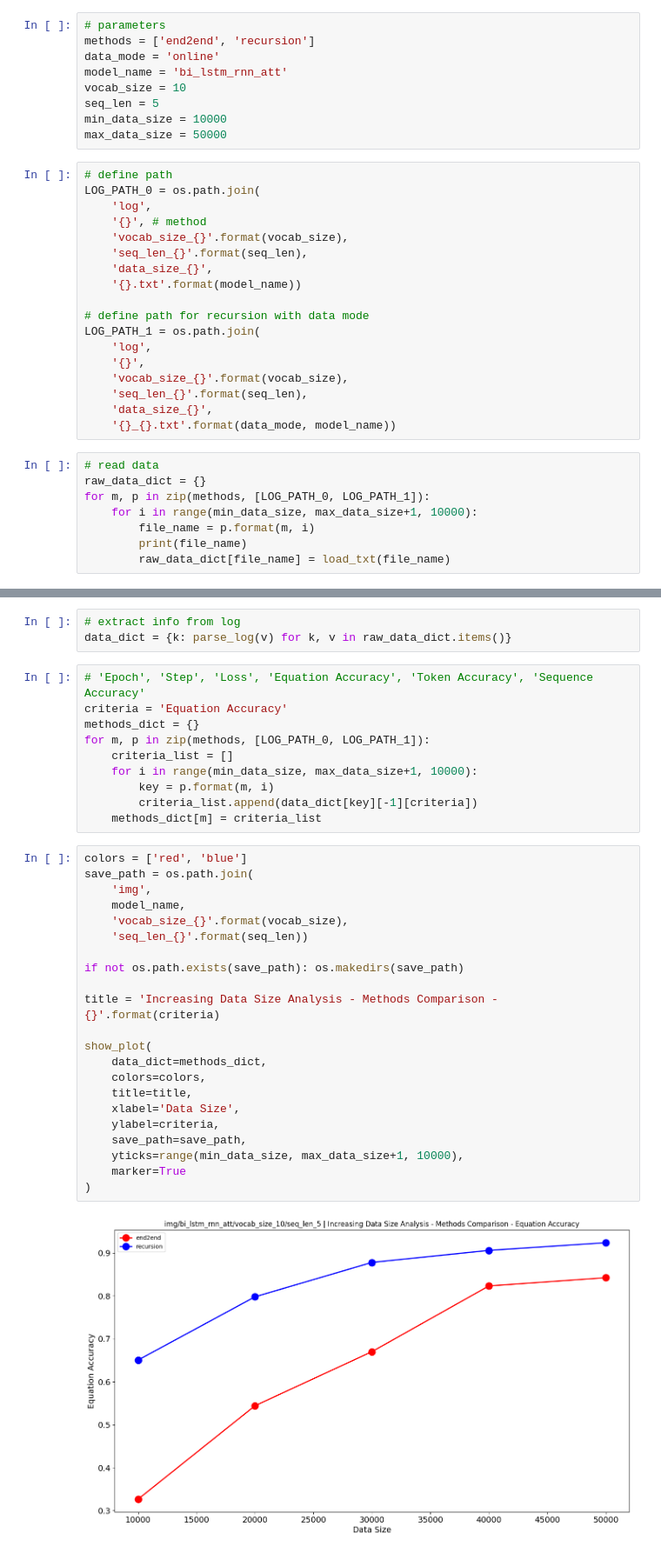
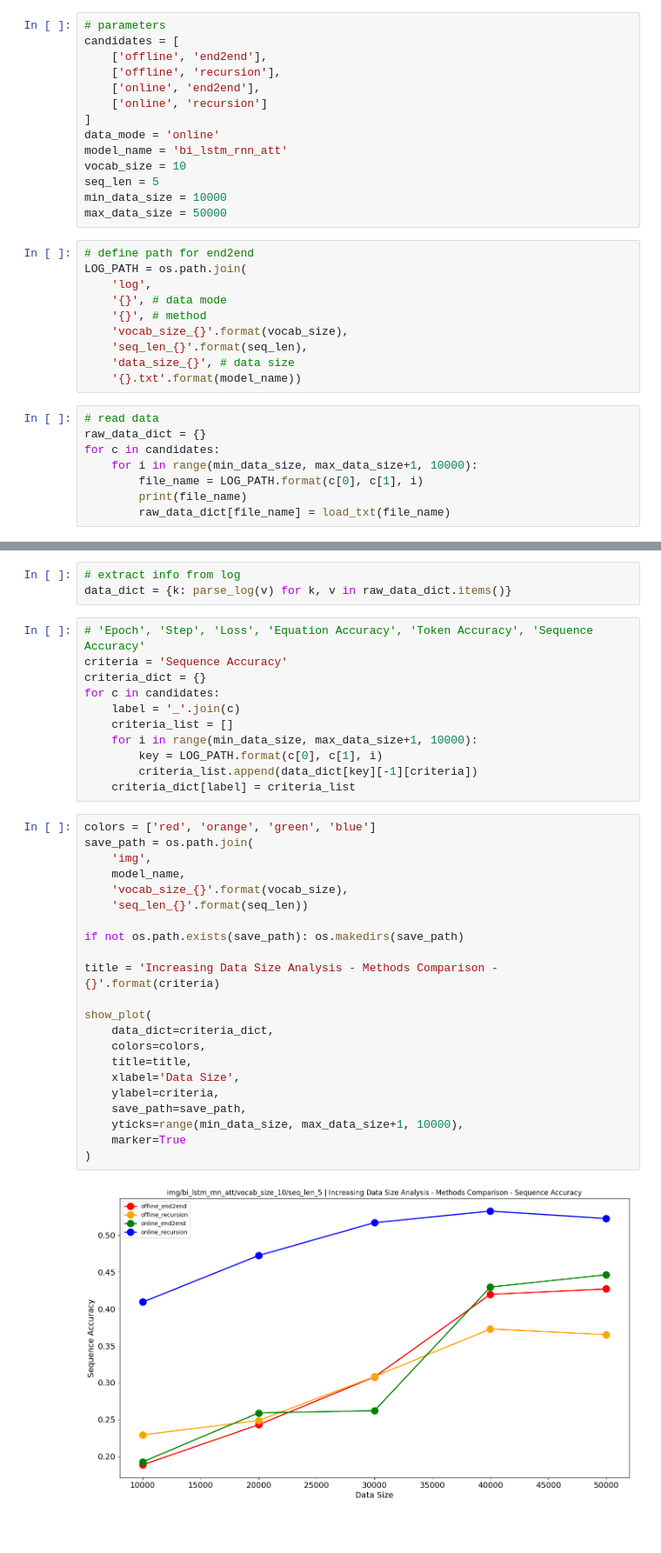
Before and after one commit to ShiningLab/Recurrent-Text-Editing, a Jupyter notebook: main/res/evaluation_plot.ipynb, the cells around one changed output, grey strips where cells are left out. Shown: that part at 87% size. Cells and saved outputs as stored; diff of their text form; blank space fills up the shorter version.

Commit message:
Add Models, Add Reference, and Redefine Task

```diff
--- a/main/res/evaluation_plot.ipynb
+++ b/main/res/evaluation_plot.ipynb
@@ -217,7 +220,12 @@ show_plot(
 ## Methods vs. Data Size
 # %%
 # parameters
-methods = ['end2end', 'recursion']
+candidates = [
+    ['offline', 'end2end'],
+    ['offline', 'recursion'],
+    ['online', 'end2end'],
+    ['online', 'recursion']
+]
 data_mode = 'online'
 model_name = 'bi_lstm_rnn_att'
 vocab_size = 10
@@ -225,29 +233,21 @@ seq_len = 5
 min_data_size = 10000
 max_data_size = 50000
 # %%
-# define path
-LOG_PATH_0 = os.path.join(
+# define path for end2end
+LOG_PATH = os.path.join(
     'log',
+    '{}', # data mode
     '{}', # method
     'vocab_size_{}'.format(vocab_size),
     'seq_len_{}'.format(seq_len),
-    'data_size_{}',
+    'data_size_{}', # data size
     '{}.txt'.format(model_name))
-
-# define path for recursion with data mode
-LOG_PATH_1 = os.path.join(
-    'log',
-    '{}',
-    'vocab_size_{}'.format(vocab_size),
-    'seq_len_{}'.format(seq_len),
-    'data_size_{}',
-    '{}_{}.txt'.format(data_mode, model_name))
 # %%
 # read data
 raw_data_dict = {}
-for m, p in zip(methods, [LOG_PATH_0, LOG_PATH_1]):
+for c in candidates:
     for i in range(min_data_size, max_data_size+1, 10000):
-        file_name = p.format(m, i)
+        file_name = LOG_PATH.format(c[0], c[1], i)
         print(file_name)
         raw_data_dict[file_name] = load_txt(file_name)
 # %% [output]
@@ -266,35 +276,36 @@ log/recursion/vocab_size_10/seq_len_5/data_size_50000/online_bi_lstm_rnn_att.txt
 data_dict = {k: parse_log(v) for k, v in raw_data_dict.items()}
 # %%
 # 'Epoch', 'Step', 'Loss', 'Equation Accuracy', 'Token Accuracy', 'Sequence Accuracy'
-criteria = 'Equation Accuracy'
-methods_dict = {}
-for m, p in zip(methods, [LOG_PATH_0, LOG_PATH_1]):
+criteria = 'Sequence Accuracy'
+criteria_dict = {}
+for c in candidates:
+    label = '_'.join(c)
     criteria_list = []
     for i in range(min_data_size, max_data_size+1, 10000):
-        key = p.format(m, i)
+        key = LOG_PATH.format(c[0], c[1], i)
         criteria_list.append(data_dict[key][-1][criteria])
-    methods_dict[m] = criteria_list
+    criteria_dict[label] = criteria_list
 # %%
-colors = ['red', 'blue']
+colors = ['red', 'orange', 'green', 'blue']
 save_path = os.path.join(
     'img',
     model_name,
     'vocab_size_{}'.format(vocab_size),
     'seq_len_{}'.format(seq_len))
 
 if not os.path.exists(save_path): os.makedirs(save_path)
 
 title = 'Increasing Data Size Analysis - Methods Comparison - {}'.format(criteria)
 
 show_plot(
-    data_dict=methods_dict,
+    data_dict=criteria_dict,
     colors=colors,
     title=title,
     xlabel='Data Size',
     ylabel=criteria,
     save_path=save_path,
     yticks=range(min_data_size, max_data_size+1, 10000),
     marker=True
 )
 # %% [output]
-[figure, old version]
+[figure, new version]
```
Also changed, not shown: parts of 12 cells of this notebook, 27 other files.
